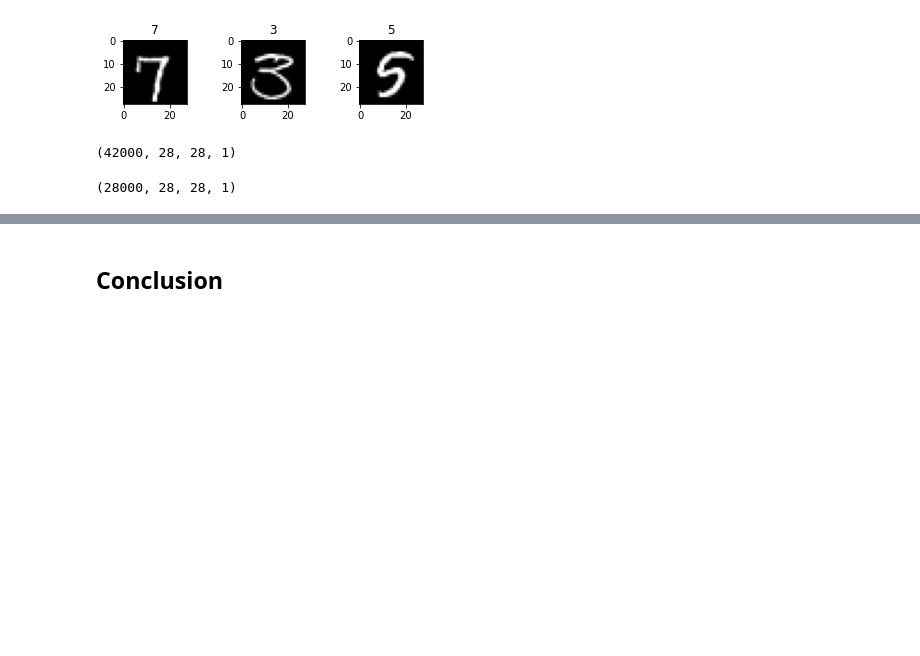
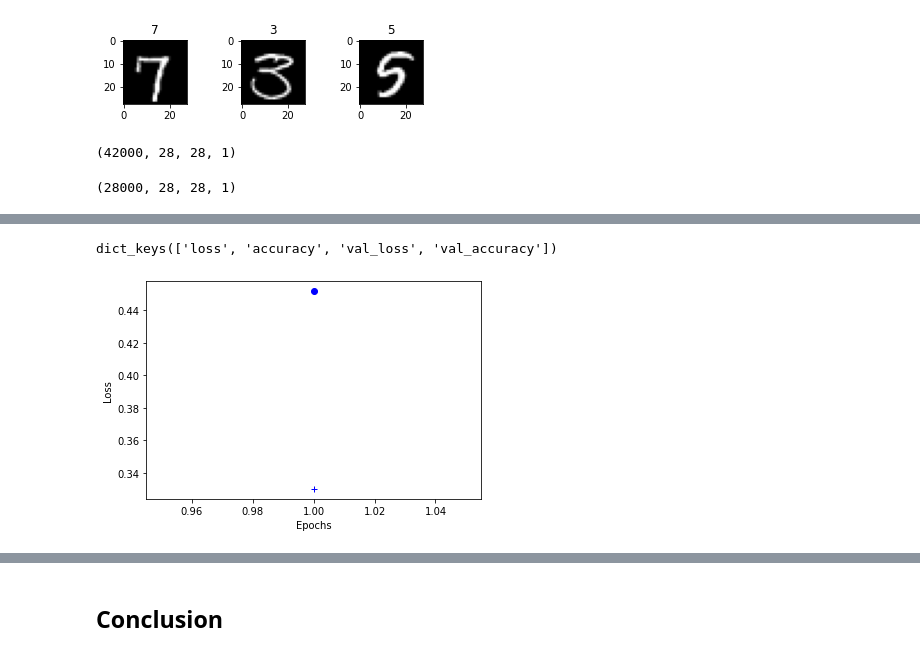
Before and after one commit to michaelchyan/MSDS422, a Jupyter notebook: Module_7_Digit_Recognizer.ipynb, the cells around one changed output, grey strips where cells are left out. Drawn from its saved outputs; the diff is of its cells as text; code cells hidden in the pictures; blank space fills up the shorter version.

```diff
--- a/Module_7_Digit_Recognizer.ipynb
+++ b/Module_7_Digit_Recognizer.ipynb
@@ -131,0 +160,13 @@ model.compile(loss="sparse_categorical_crossentropy",
+# %%
+from keras.preprocessing import image
+gen = image.ImageDataGenerator()
+# %%
+from sklearn.model_selection import train_test_split
+X = X_train
+y = y_train
+X_train, X_val, y_train, y_val = train_test_split(X_train, y_train, test_size=0.10, random_state=42)
+batches = gen.flow(X_train, y_train, batch_size=64)
+val_batches=gen.flow(X_val, y_val, batch_size=64)
+# %%
+history=model.fit_generator(generator=batches, steps_per_epoch=batches.n, epochs=3,
+                    validation_data=val_batches, validation_steps=val_batches.n)
@@ -131,0 +177,22 @@ model.compile(loss="sparse_categorical_crossentropy",
+# %%
+history_dict = history.history
+history_dict.keys()
+# %% [output]
+dict_keys(['loss', 'accuracy', 'val_loss', 'val_accuracy'])
+# %%
+import matplotlib.pyplot as plt
+%matplotlib inline
+loss_values = history_dict['loss']
+val_loss_values = history_dict['val_loss']
+epochs = range(1, len(loss_values) + 1)
+
+# "bo" is for "blue dot"
+plt.plot(epochs, loss_values, 'bo')
+# b+ is for "blue crosses"
+plt.plot(epochs, val_loss_values, 'b+')
+plt.xlabel('Epochs')
+plt.ylabel('Loss')
+
+plt.show()
+# %% [output]
+[figure, added]
```
Also changed, not shown: parts of 23 cells of this notebook.
